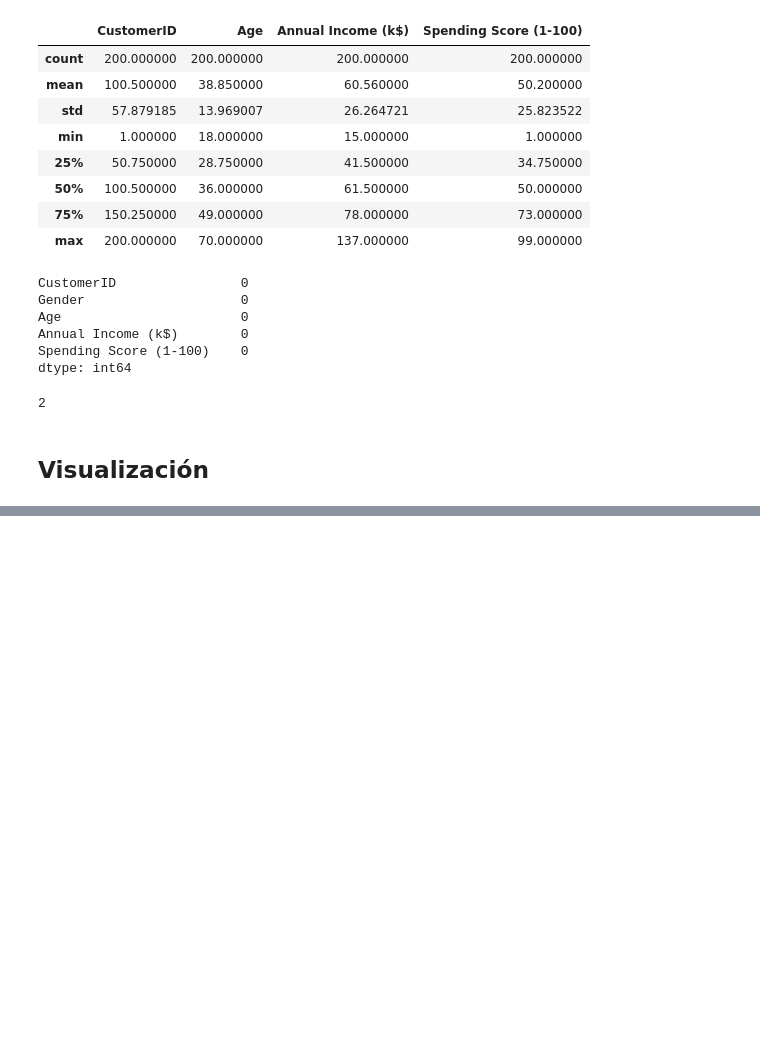
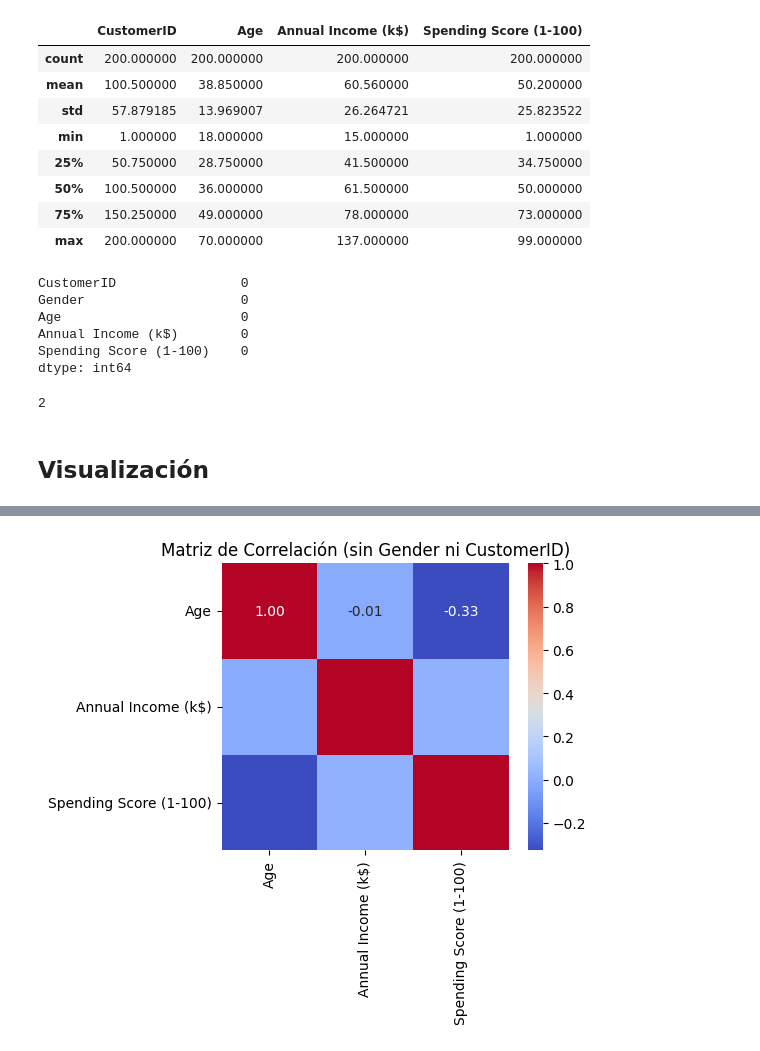
Before and after one commit to estefvasqu/Customer-Segmentation, a Jupyter notebook: EDA.ipynb, the cells around one changed output, grey strips where cells are left out. Cells and saved outputs as stored; diff of their text form; code cells hidden in the pictures; blank space fills up the shorter version.

```diff
--- a/EDA.ipynb
+++ b/EDA.ipynb
@@ -80,0 +102,14 @@ plt.show()
+# %%
+filtered_df = df.drop(columns=["CustomerID", "Gender"])
+
+# Calcular la matriz de correlación solo con variables numéricas relevantes
+corr_matrix_filtered = filtered_df.corr()
+
+# Graficar la matriz de correlación limpia
+plt.figure(figsize=(6, 5))
+sns.heatmap(corr_matrix_filtered, annot=True, fmt=".2f", cmap="coolwarm", square=True)
+plt.title("Matriz de Correlación (sin Gender ni CustomerID)")
+plt.tight_layout()
+plt.show()
+# %% [output]
+[figure, added]
```
Also changed, not shown: parts of 12 cells of this notebook.
